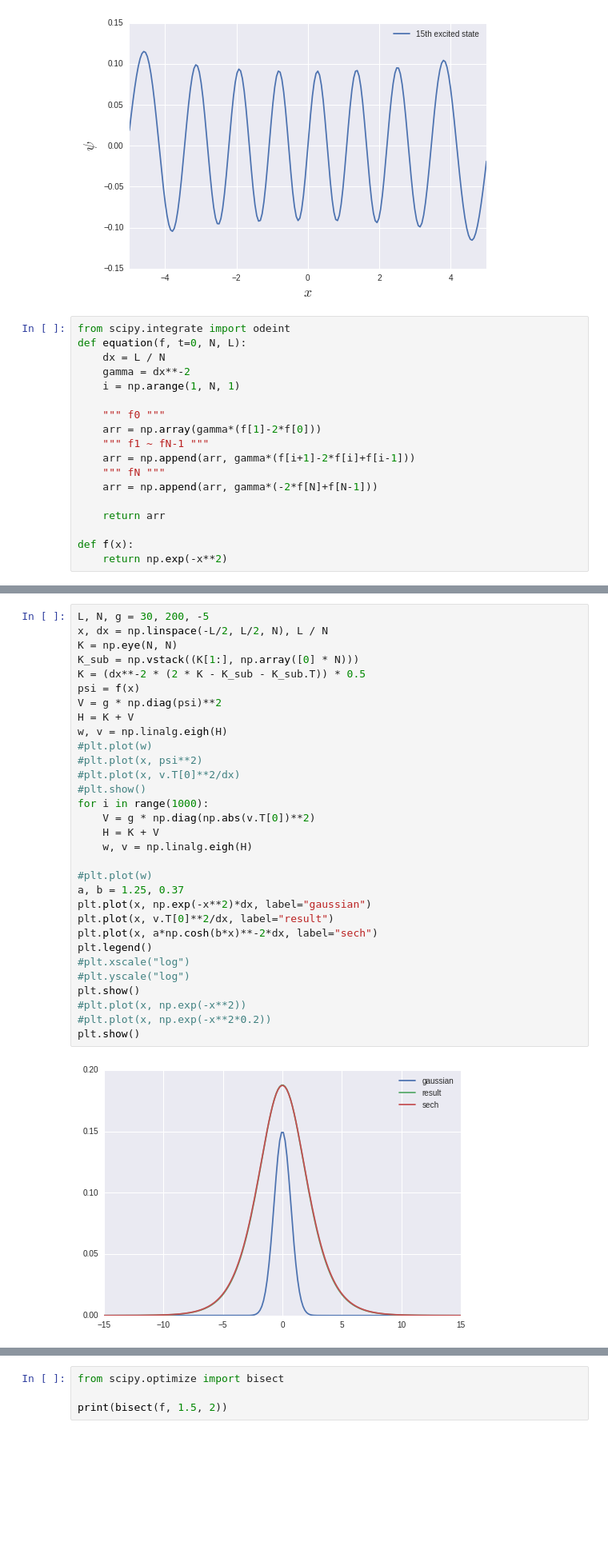
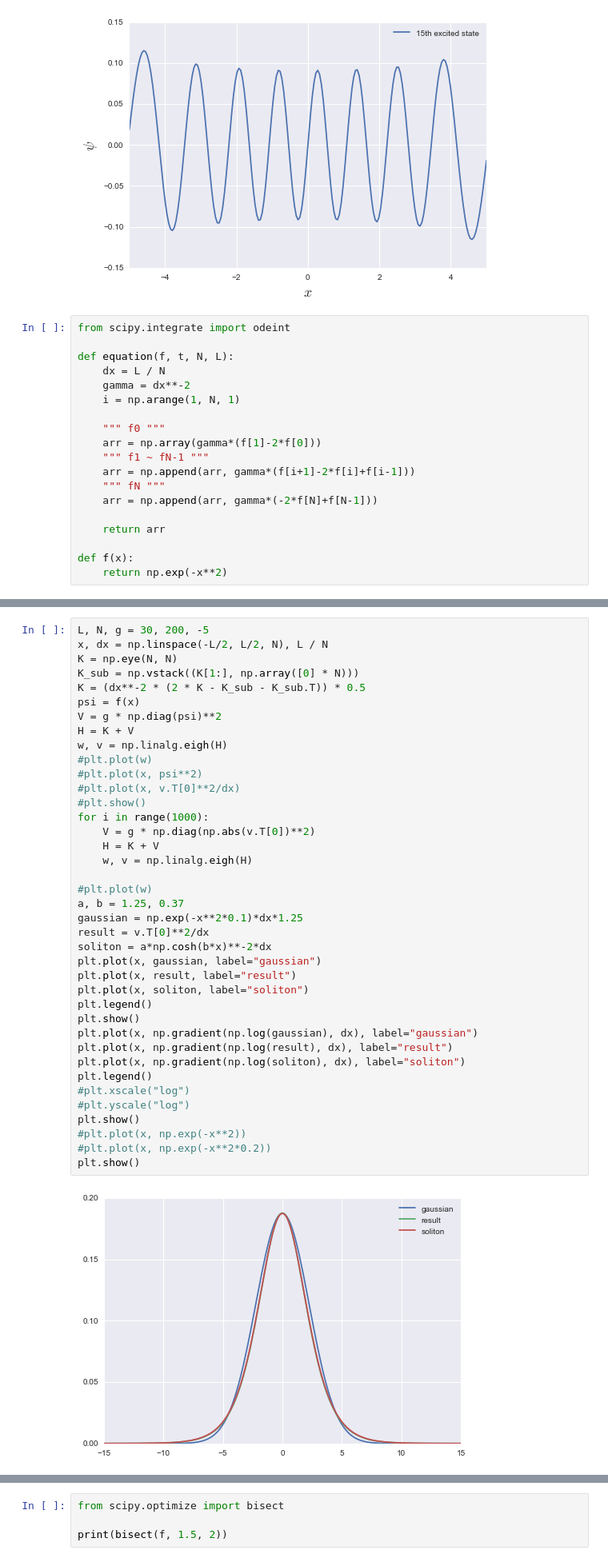
Before and after one commit to jabberwocky0139/QiitaArticles, a Jupyter notebook: numeric.ipynb, the cells around one changed output, grey strips where cells are left out. Shown at 80% size. Cells and saved outputs as stored; diff of their text form; blank space fills up the shorter version.

```diff
--- a/numeric.ipynb
+++ b/numeric.ipynb
@@ -83,7 +83,8 @@ plt.show()
 [figure]
 # %%
 from scipy.integrate import odeint
-def equation(f, t=0, N, L):
+
+def equation(f, t, N, L):
     dx = L / N
     gamma = dx**-2
     i = np.arange(1, N, 1)
@@ -136,33 +139,41 @@ print(a*2)
 # %%
 L, N, g = 30, 200, -5
 x, dx = np.linspace(-L/2, L/2, N), L / N
 K = np.eye(N, N)
 K_sub = np.vstack((K[1:], np.array([0] * N)))
 K = (dx**-2 * (2 * K - K_sub - K_sub.T)) * 0.5
 psi = f(x)
 V = g * np.diag(psi)**2
 H = K + V
 w, v = np.linalg.eigh(H)
 #plt.plot(w)
 #plt.plot(x, psi**2)
 #plt.plot(x, v.T[0]**2/dx)
 #plt.show()
 for i in range(1000):
     V = g * np.diag(np.abs(v.T[0])**2)
     H = K + V
     w, v = np.linalg.eigh(H)
 
 #plt.plot(w)
 a, b = 1.25, 0.37
-plt.plot(x, np.exp(-x**2)*dx, label="gaussian")
-plt.plot(x, v.T[0]**2/dx, label="result")
-plt.plot(x, a*np.cosh(b*x)**-2*dx, label="sech")
+gaussian = np.exp(-x**2*0.1)*dx*1.25
+result = v.T[0]**2/dx
+soliton = a*np.cosh(b*x)**-2*dx
+plt.plot(x, gaussian, label="gaussian")
+plt.plot(x, result, label="result")
+plt.plot(x, soliton, label="soliton")
+plt.legend()
+plt.show()
+plt.plot(x, np.gradient(np.log(gaussian), dx), label="gaussian")
+plt.plot(x, np.gradient(np.log(result), dx), label="result")
+plt.plot(x, np.gradient(np.log(soliton), dx), label="soliton")
 plt.legend()
 #plt.xscale("log")
 #plt.yscale("log")
 plt.show()
 #plt.plot(x, np.exp(-x**2))
 #plt.plot(x, np.exp(-x**2*0.2))
 plt.show()
 # %% [output]
-[figure, old version]
+[figure, new version]
```
Also changed, not shown: parts of 9 cells of this notebook, 3 other files.
